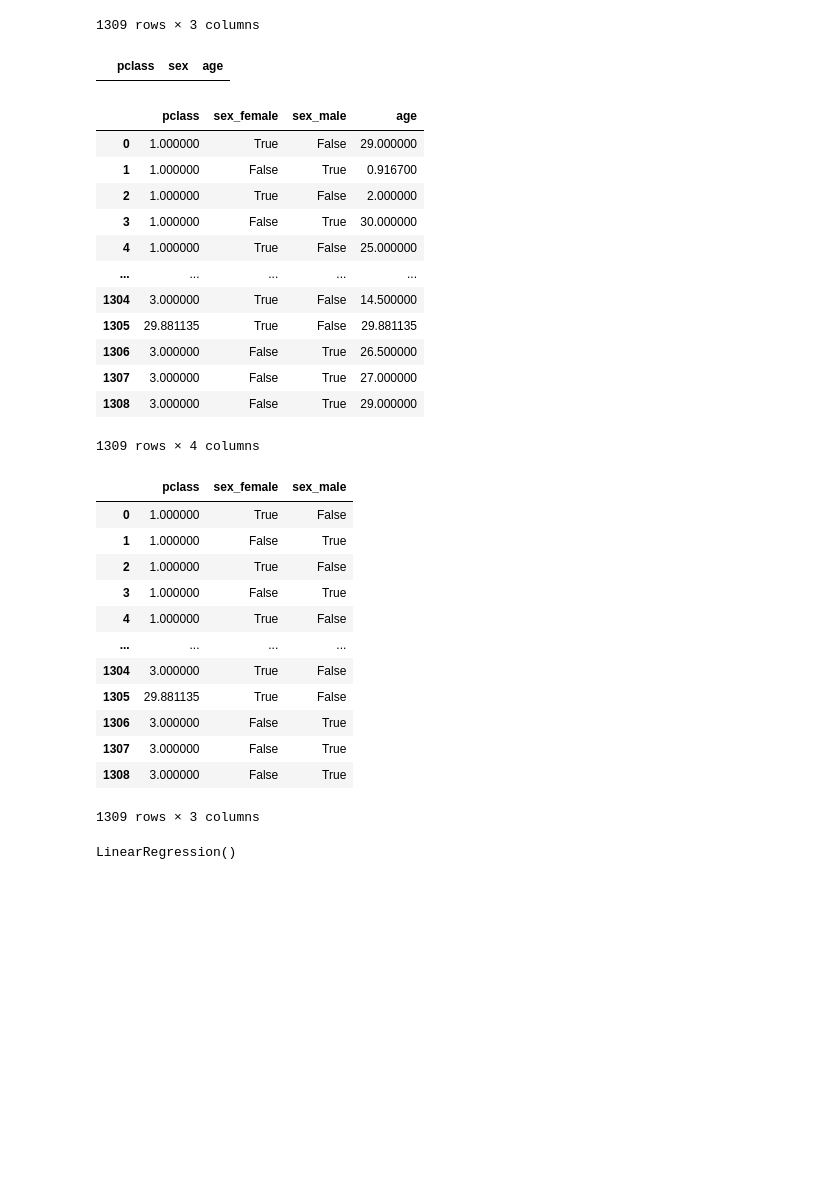
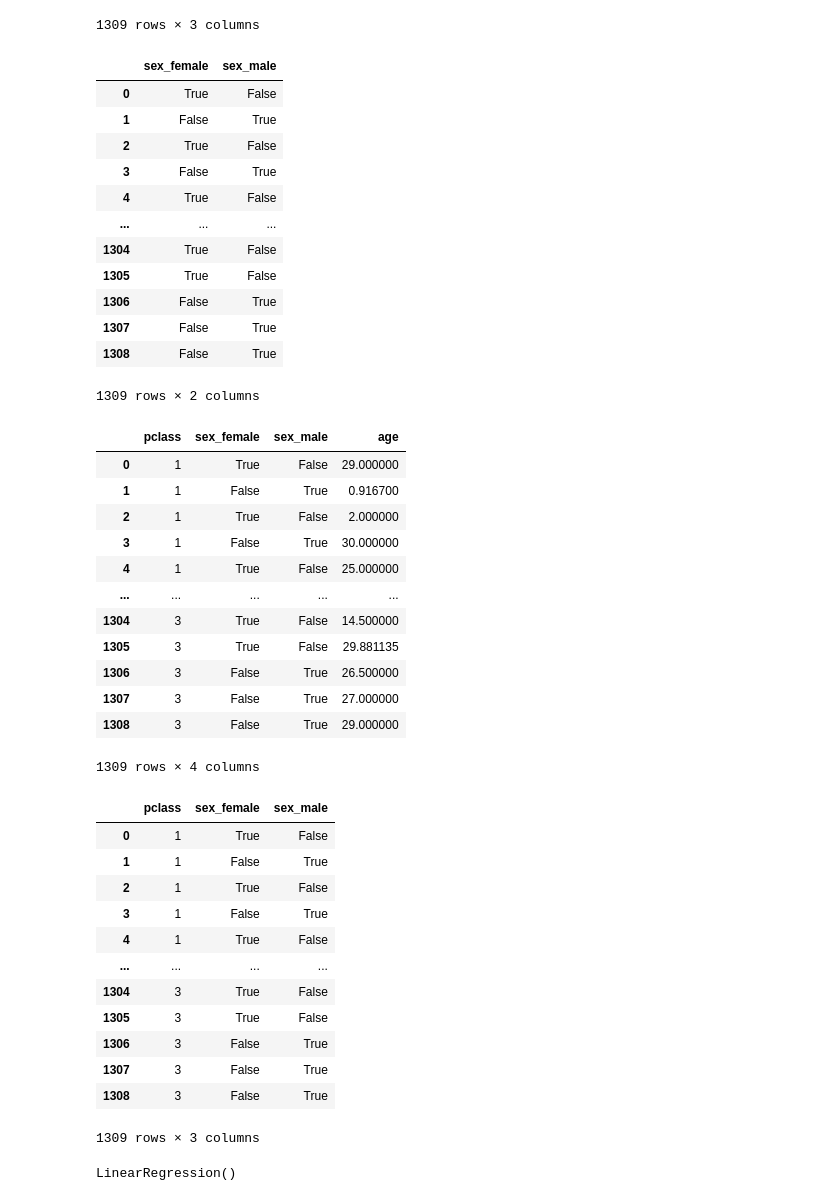
Before and after one commit to Peter-The-Great/DEDS_Portfolio_Week-8, a Jupyter notebook: regressionmodel.ipynb, the cells around one changed output. Saved outputs shown, nothing was run; the diff lists cells and outputs as text; code cells hidden in the pictures; blank space fills up the shorter version.

```diff
--- a/regressionmodel.ipynb
+++ b/regressionmodel.ipynb
@@ -56,14 +55,28 @@ df
 | 1308 | 3 | male | 29.0000 |
 1309 rows × 3 columns
 # %%
-dummies = pd.get_dummies(df.loc[:,['sex']])
-dummies
+dummies = pd.get_dummies(df[['sex']])
 
-df[df['age'].isna()] = df['age'].aggregate(np.mean)
+mean_age = df['age'].mean()
+df['age'] = df['age'].fillna(mean_age)
 
 df[df.isna().any(axis=1)]
+
+dummies
 # %% [output]
-|  | pclass | sex | age |
+|  | sex_female | sex_male |
+| 0 | True | False |
+| 1 | False | True |
+| 2 | True | False |
+| 3 | False | True |
+| 4 | True | False |
+| ... | ... | ... |
+| 1304 | True | False |
+| 1305 | True | False |
+| 1306 | False | True |
+| 1307 | False | True |
+| 1308 | False | True |
+1309 rows × 2 columns
 # %%
 df = pd.concat([df, dummies], axis=1)
 df.drop(['sex'], axis=1)
@@ -71,17 +84,17 @@ df = df.loc[:,['pclass', 'sex_female', 'sex_male','age']]
 df
 # %% [output]
 |  | pclass | sex_female | sex_male | age |
-| 0 | 1.000000 | True | False | 29.000000 |
-| 1 | 1.000000 | False | True | 0.916700 |
-| 2 | 1.000000 | True | False | 2.000000 |
-| 3 | 1.000000 | False | True | 30.000000 |
-| 4 | 1.000000 | True | False | 25.000000 |
+| 0 | 1 | True | False | 29.000000 |
+| 1 | 1 | False | True | 0.916700 |
+| 2 | 1 | True | False | 2.000000 |
+| 3 | 1 | False | True | 30.000000 |
+| 4 | 1 | True | False | 25.000000 |
 | ... | ... | ... | ... | ... |
-| 1304 | 3.000000 | True | False | 14.500000 |
-| 1305 | 29.881135 | True | False | 29.881135 |
-| 1306 | 3.000000 | False | True | 26.500000 |
-| 1307 | 3.000000 | False | True | 27.000000 |
-| 1308 | 3.000000 | False | True | 29.000000 |
+| 1304 | 3 | True | False | 14.500000 |
+| 1305 | 3 | True | False | 29.881135 |
+| 1306 | 3 | False | True | 26.500000 |
+| 1307 | 3 | False | True | 27.000000 |
+| 1308 | 3 | False | True | 29.000000 |
 1309 rows × 4 columns
 # %%
 x = df.drop('age', axis=1)
@@ -89,17 +102,17 @@ y = df.loc[:,['age']]
 x
 # %% [output]
 |  | pclass | sex_female | sex_male |
-| 0 | 1.000000 | True | False |
-| 1 | 1.000000 | False | True |
-| 2 | 1.000000 | True | False |
-| 3 | 1.000000 | False | True |
-| 4 | 1.000000 | True | False |
+| 0 | 1 | True | False |
+| 1 | 1 | False | True |
+| 2 | 1 | True | False |
+| 3 | 1 | False | True |
+| 4 | 1 | True | False |
 | ... | ... | ... | ... |
-| 1304 | 3.000000 | True | False |
-| 1305 | 29.881135 | True | False |
-| 1306 | 3.000000 | False | True |
-| 1307 | 3.000000 | False | True |
-| 1308 | 3.000000 | False | True |
+| 1304 | 3 | True | False |
+| 1305 | 3 | True | False |
+| 1306 | 3 | False | True |
+| 1307 | 3 | False | True |
+| 1308 | 3 | False | True |
 1309 rows × 3 columns
 # %%
 x_train, x_test, y_train, y_test = train_test_split(
```
Also changed, not shown: parts of 7 cells of this notebook.
